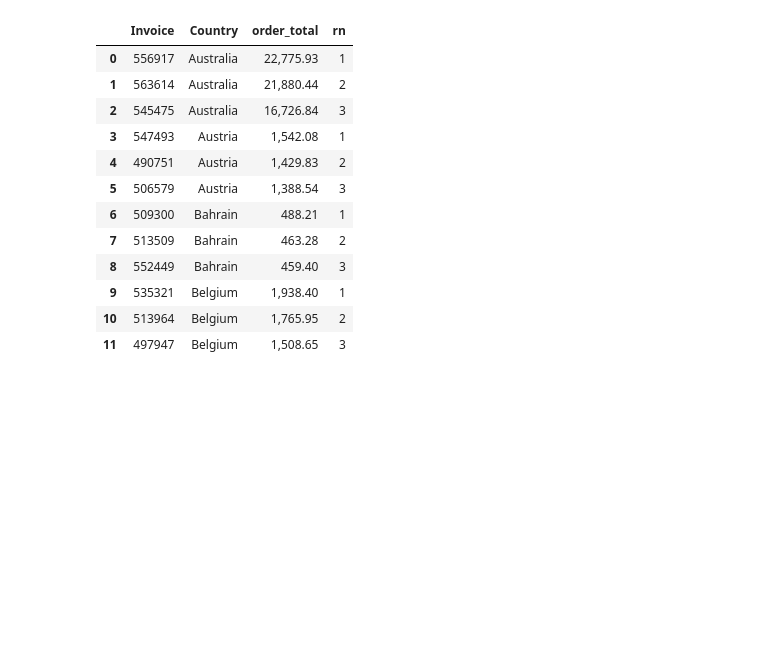
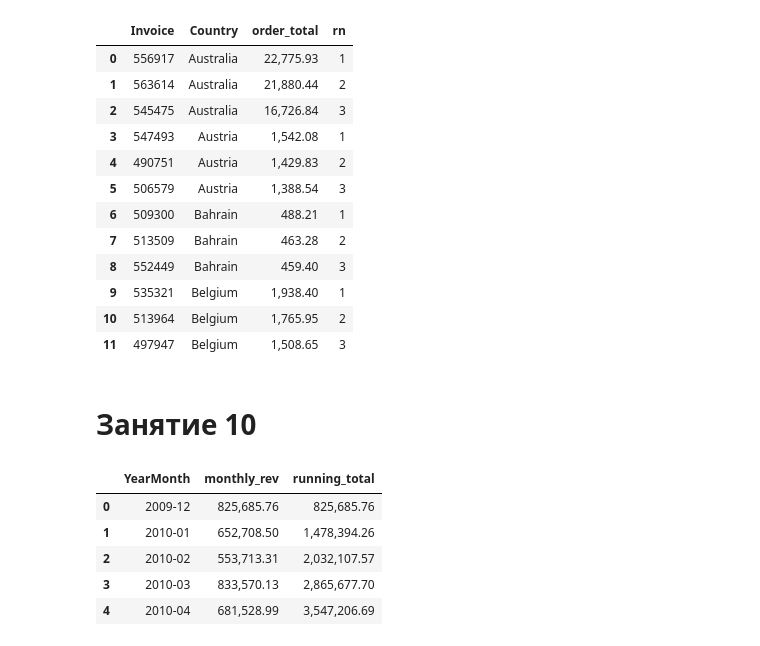
Before and after one commit to z0etar0twh/online-retail-analysis, a Jupyter notebook: online-retail-analysis.ipynb, the cells around one changed output. Cells and saved outputs as stored; diff of their text form; code cells hidden in the pictures; blank space fills up the shorter version.

```diff
--- a/online-retail-analysis.ipynb
+++ b/online-retail-analysis.ipynb
@@ -931,3 +931,23 @@ LIMIT 12
 | 9 | 535321 | Belgium | 1,938.40 | 1 |
 | 10 | 513964 | Belgium | 1,765.95 | 2 |
 | 11 | 497947 | Belgium | 1,508.65 | 3 |
+# %% [markdown]
+# Занятие 10
+# %%
+# помесячная выручка с нарастающим итогом
+
+q("""
+SELECT YearMonth, SUM(Revenue) AS monthly_rev,
+    SUM(SUM(Revenue)) OVER (ORDER BY YearMonth) AS running_total
+FROM retail
+GROUP BY YearMonth
+ORDER BY YearMonth
+LIMIT 5
+""")
+# %% [output]
+|  | YearMonth | monthly_rev | running_total |
+| 0 | 2009-12 | 825,685.76 | 825,685.76 |
+| 1 | 2010-01 | 652,708.50 | 1,478,394.26 |
+| 2 | 2010-02 | 553,713.31 | 2,032,107.57 |
+| 3 | 2010-03 | 833,570.13 | 2,865,677.70 |
+| 4 | 2010-04 | 681,528.99 | 3,547,206.69 |
```
Also changed, not shown: parts of 1 cell of this notebook.
